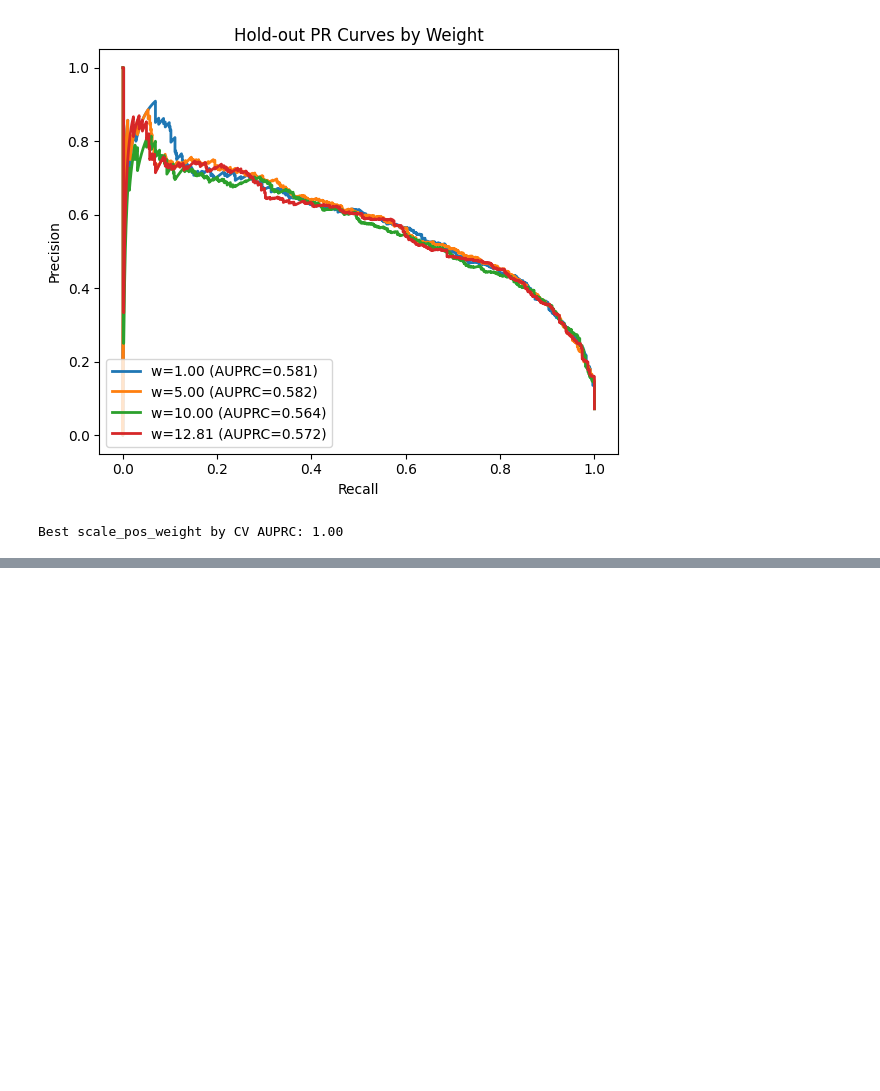
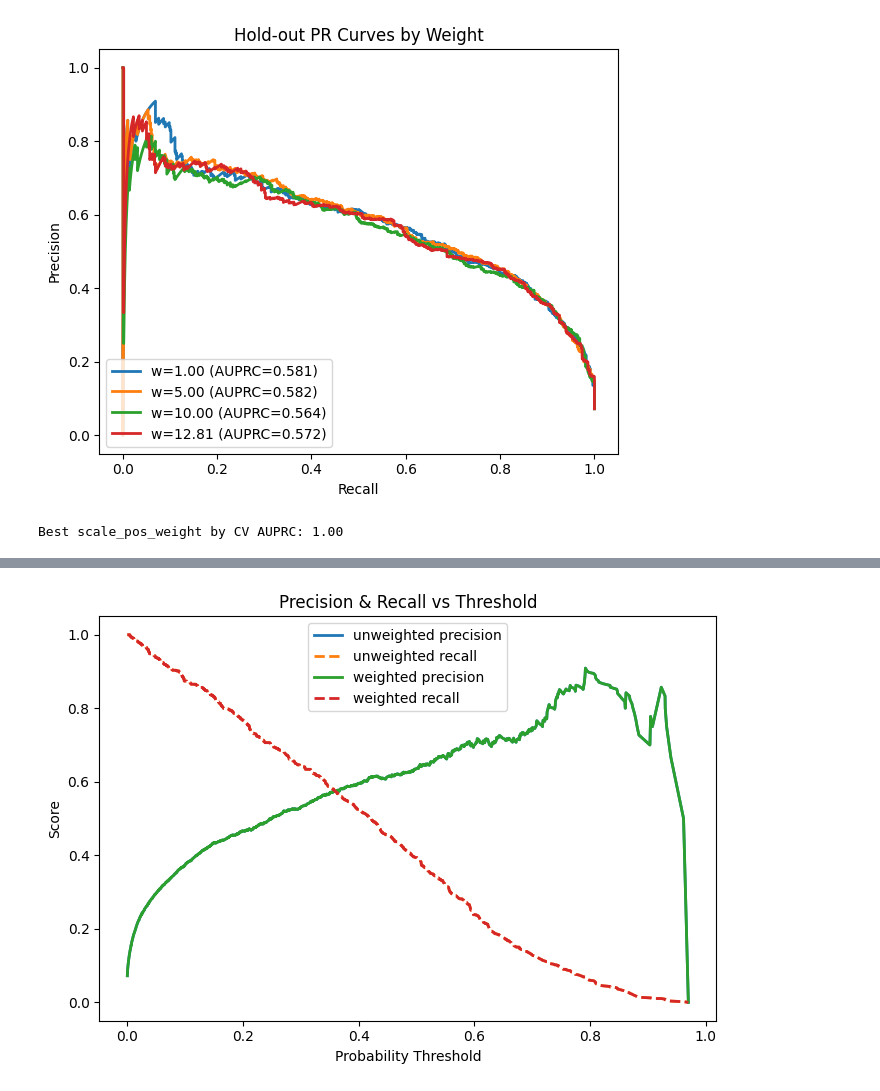
Before and after one commit to arvinfatemi/tjSOflM6dXnt2s6m, a Jupyter notebook: term-deposit-marketing.ipynb, the cells around one changed output, grey strips where cells are left out. Saved outputs shown, nothing was run; the diff lists cells and outputs as text; code cells hidden in the pictures; blank space fills up the shorter version.

```diff
--- a/term-deposit-marketing.ipynb
+++ b/term-deposit-marketing.ipynb
@@ -751,0 +761,94 @@ NameError: name 'XGBClassifier' is not defined
+# %%
+import pandas as pd
+import matplotlib.pyplot as plt
+import numpy as np
+from xgboost import XGBClassifier
+from sklearn.model_selection import StratifiedKFold, cross_validate
+from sklearn.metrics import precision_recall_curve, average_precision_score
+
+# — assume X_train, y_train, X_hold, y_hold are defined —
+
+# 1) Compute weight grid
+neg, pos = (y_train == 0).sum(), (y_train == 1).sum()
+ratio = neg / pos
+weights = [1, 5, 10, ratio]
+
+# 2) 5-fold CV AUPRC
+cv = StratifiedKFold(n_splits=5, shuffle=True, random_state=42)
+cv_results = []
+for w in weights:
+    model = XGBClassifier(
+        n_estimators=100, max_depth=3,
+        scale_pos_weight=w,
+        use_label_encoder=False, eval_metric='logloss',
+        random_state=42
+    )
+    # pass list to get named key
+    scores = cross_validate(
+        model, X_train, y_train,
+        cv=cv,
+        scoring=['average_precision']
+    )
+    cv_results.append({
+        'weight': w,
+        'mean_auprc': scores['test_average_precision'].mean()
+    })
+df_weights = pd.DataFrame(cv_results)
+print("CV AUPRC by weight:")
+print(df_weights.to_string(index=False))
+
+# 3) One hold-out loop to train & collect curves
+hold_ap = {}
+pr_curves = {}
+th_curves = {}
+for w in weights:
+    m = XGBClassifier(
+        n_estimators=100, max_depth=3,
+        scale_pos_weight=w,
+        use_label_encoder=False, eval_metric='logloss', random_state=42
+    )
+    m.fit(X_train, y_train)
+    y_prob = m.predict_proba(X_hold)[:,1]
+
+    # store AUPRC
+    hold_ap[w] = average_precision_score(y_hold, y_prob)
+
+    # store PR curve
+    p, r, t = precision_recall_curve(y_hold, y_prob)
+    pr_curves[w] = (p, r)
+
+    # store threshold-vs-(precision,recall)
+    # note: len(t) = len(p)-1 = len(r)-1
+    th_curves[w] = (t, p[:-1], r[:-1])
+
+# 4) Plot 1: CV AUPRC vs weight
+plt.figure(figsize=(6,4))
+plt.plot(df_weights['weight'], df_weights['mean_auprc'], marker='o')
+plt.xscale('log')
+plt.xlabel('scale_pos_weight'); plt.ylabel('CV AUPRC')
+plt.title('Weight vs CV AUPRC')
+plt.tight_layout(); plt.show()
+
+# 5) Plot 2: Hold-out PR curves for each weight
+plt.figure(figsize=(6,5))
+for w in weights:
+    p, r = pr_curves[w]
+    plt.plot(r, p, lw=2, label=f'w={w:.2f} (AUPRC={hold_ap[w]:.3f})')
+plt.xlabel('Recall'); plt.ylabel('Precision')
+plt.title('Hold-out PR Curves by Weight')
+plt.legend(loc='lower left')
+plt.tight_layout(); plt.show()
+
+# 7) Plot 3: Precision & Recall vs Threshold for unweighted and best_w
+plt.figure(figsize=(7,5))
+for label, w in [('unweighted', 1), ('weighted', best_w)]:
+    t, p_t, r_t = th_curves[w]
+    plt.plot(t, p_t,      label=f'{label} precision', lw=2)
+    plt.plot(t, r_t, '--', label=f'{label} recall',    lw=2)
+
+plt.xlabel('Probability Threshold')
+plt.ylabel('Score')
+plt.title('Precision & Recall vs Threshold')
+plt.legend(loc='best')
+plt.tight_layout(); plt.show()
+# %% [output]
@@ -751,0 +863 @@ NameError: name 'XGBClassifier' is not defined
+[figure, added]
```
Also changed, not shown: parts of 2 cells of this notebook.
